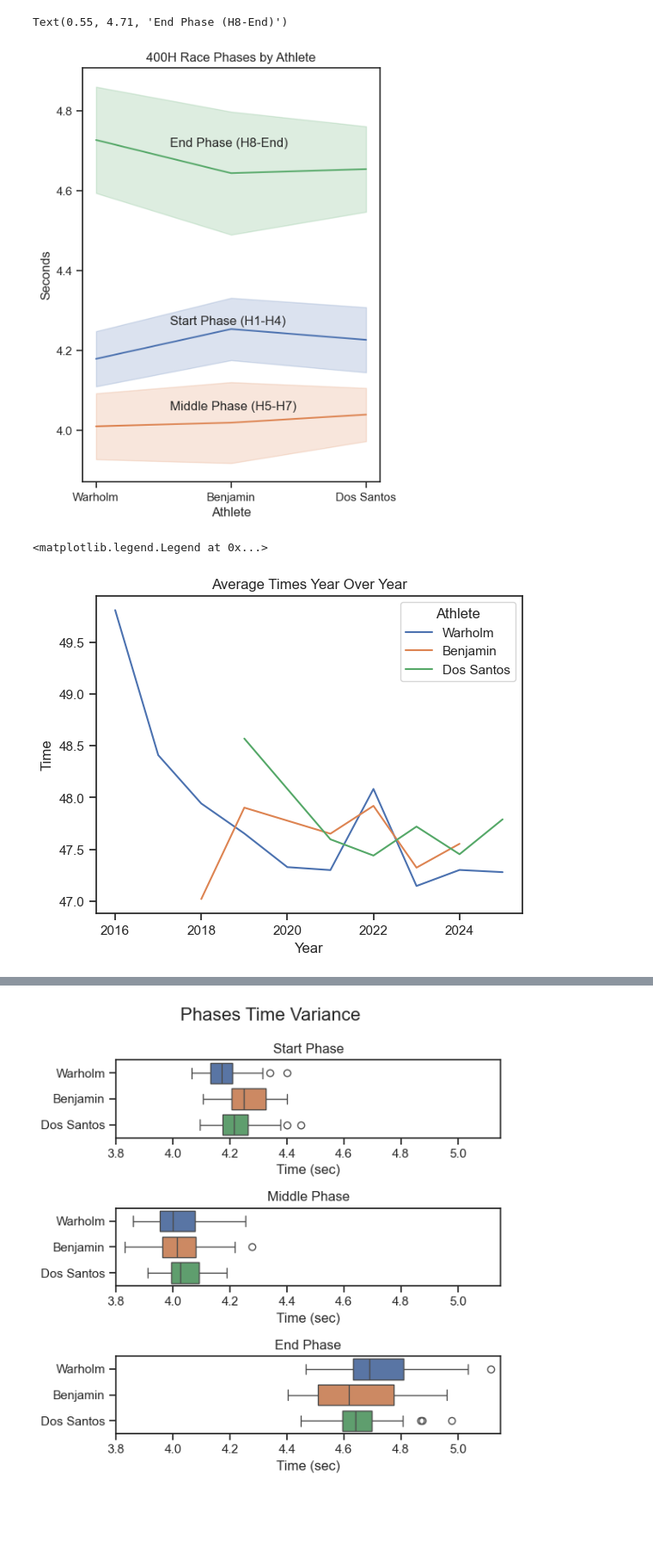
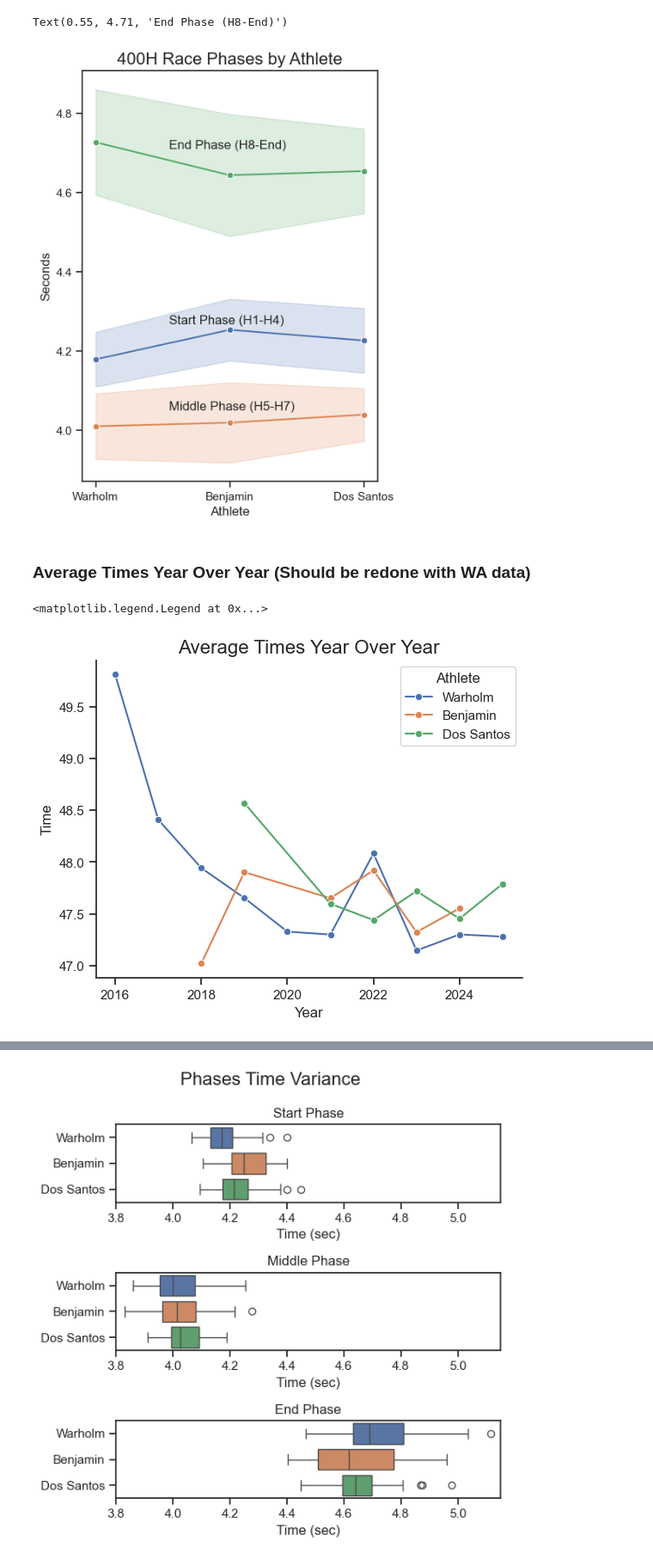
Before and after one commit to emeraldEAGLE888/Hurdles_Analysis, a Jupyter notebook: HurdleCentral.ipynb, the cells around one changed output, grey strips where cells are left out. Shown at 86% size. Drawn from its saved outputs; the diff is of its cells as text; code cells hidden in the pictures; blank space fills up the shorter version.

```diff
--- a/HurdleCentral.ipynb
+++ b/HurdleCentral.ipynb
@@ -35,26 +37,29 @@ q1_end = df_splits['End_Phase'].quantile(0.25)
 # %%
 fig, ax = plt.subplots(figsize=([5,7]))
 sns.set_theme(style='ticks')
-sns.lineplot(data=df_splits,x='Athlete',y='Start_Phase', errorbar='sd')
-sns.lineplot(data=df_splits,x='Athlete',y='Mid_Phase', errorbar='sd')
-sns.lineplot(data=df_splits,x='Athlete',y='End_Phase', errorbar='sd')
+sns.lineplot(data=df_splits,x='Athlete',y='Start_Phase', errorbar='sd',marker='o')
+sns.lineplot(data=df_splits,x='Athlete',y='Mid_Phase', errorbar='sd',marker='o')
+sns.lineplot(data=df_splits,x='Athlete',y='End_Phase', errorbar='sd',marker='o')
 plt.ylabel('Seconds')
-plt.title('400H Race Phases by Athlete')
-plt.text(0.55,4.265,'Start Phase (H1-H4)', fontsize=12)
+plt.title('400H Race Phases by Athlete',fontsize=16)
+plt.text(0.55,4.269,'Start Phase (H1-H4)', fontsize=12)
 plt.text(0.55,4.05,'Middle Phase (H5-H7)', fontsize=12)
 plt.text(0.55,4.71,'End Phase (H8-End)', fontsize=12)
 # %% [output]
 Text(0.55, 4.71, 'End Phase (H8-End)')
-[figure, old version]
+[figure, new version]
+# %% [markdown]
+### Average Times Year Over Year (Should be redone with WA data)
 # %%
 fig, ax = plt.subplots()
-sns.lineplot(data=df_warholm_s,x='Year',y='Time', errorbar=None, ax=ax, label='Warholm')
-sns.lineplot(data=df_benjamin_s,x='Year',y='Time', errorbar=None, ax=ax, label='Benjamin')
-sns.lineplot(data=df_dossantos_s,x='Year',y='Time', errorbar=None, ax=ax, label='Dos Santos')
-plt.title("Average Times Year Over Year")
+sns.lineplot(data=df_warholm_s,x='Year',y='Time', errorbar=None, ax=ax, label='Warholm',marker='o')
+sns.lineplot(data=df_benjamin_s,x='Year',y='Time', errorbar=None, ax=ax, label='Benjamin',marker='o')
+sns.lineplot(data=df_dossantos_s,x='Year',y='Time', errorbar=None, ax=ax, label='Dos Santos',marker='o')
+sns.despine()
+plt.title("Average Times Year Over Year",fontsize=16)
 plt.legend(title='Athlete')
 
 # This graph is practically useless because it only uses step data, go to World Athletics if you want to do a real year over year progression
 # %% [output]
 <matplotlib.legend.Legend at 0x...>
-[figure, old version]
+[figure, new version]
```
Also changed, not shown: parts of 19 cells of this notebook.
